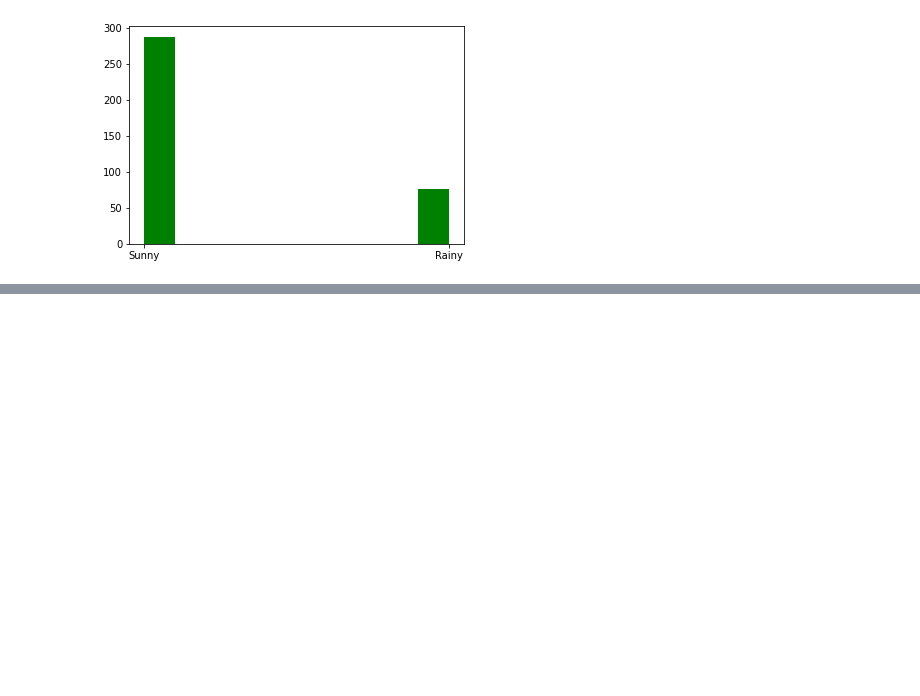
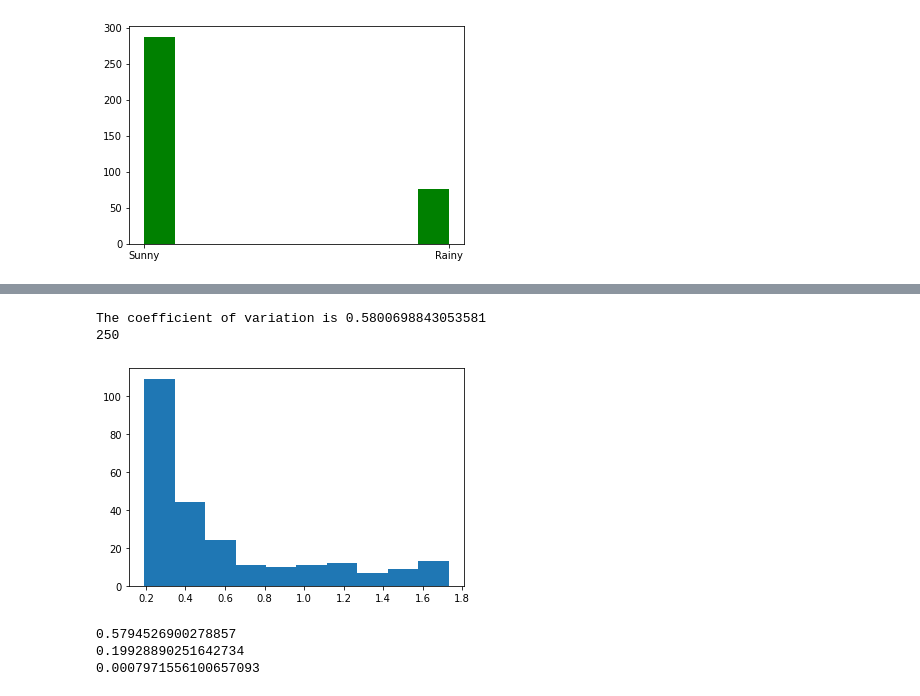
Before and after one commit to twyunting/CSC-632_Intro-to-Simulation-and-Modeling, a Jupyter notebook: homeworks/hw2/CSC-632 HW2_Coding_Yunting Chiu.ipynb, the cells around one changed output, grey strips where cells are left out. Cells and saved outputs as stored; diff of their text form; code cells hidden in the pictures; blank space fills up the shorter version.

```diff
--- a/homeworks/hw2/CSC-632 HW2_Coding_Yunting Chiu.ipynb
+++ b/homeworks/hw2/CSC-632 HW2_Coding_Yunting Chiu.ipynb
@@ -479,0 +483,55 @@ NameError: ignored
+# %%
+# resampling 250
+import random
+import statistics
+import matplotlib.pyplot as plt
+
+PopData = []
+
+random.seed(5)
+
+for i in range(250): # 250 randomly generated values
+    DataElem = 10 * random.random() # 10*0 to 1 so the distribution would be 0 - 10
+    PopData.append(DataElem)
+
+
+def CVCalc(Dat): # calculate the coefficient of variation
+    CVCalc = statistics.stdev(Dat)/statistics.mean(Dat) # cv = sd/mean, cv is the ratio of the standard deviation to the mean.
+    return CVCalc
+
+CVPopData = CVCalc(PopData)
+print("The coefficient of variation is {}".format(CVPopData))
+
+JackVal = [] # Jackknife values
+PseudoVal = [] # Jackknife pseudo values
+
+for i in range(len(PopData)-1):
+    JackVal.append(0)
+for i in range(len(PopData)):
+    PseudoVal.append(0)
+
+for i in range(N):
+    for j in range(N):
+        if(j < i):
+            JackVal[j] = PopData[j]
+        else:
+            if(j > i):
+                JackVal[j-1]= PopData[j]
+    PseudoVal[i] = N*CVCalc(PopData)-(N-1)*CVCalc(JackVal)
+
+plt.hist(PseudoVal)
+plt.show()
+
+MeanPseudoVal=statistics.mean(PseudoVal)
+print(MeanPseudoVal)
+VariancePseudoVal=statistics.variance(PseudoVal)
+print(VariancePseudoVal)
+VarJack = statistics.variance(PseudoVal)/N
+print(VarJack)
+# %% [output]
+The coefficient of variation is 0.5800698843053581
+250
+[figure, added]
+0.5794526900278857
+0.19928890251642734
+0.0007971556100657093
```
Also changed, not shown: parts of 7 cells of this notebook.
